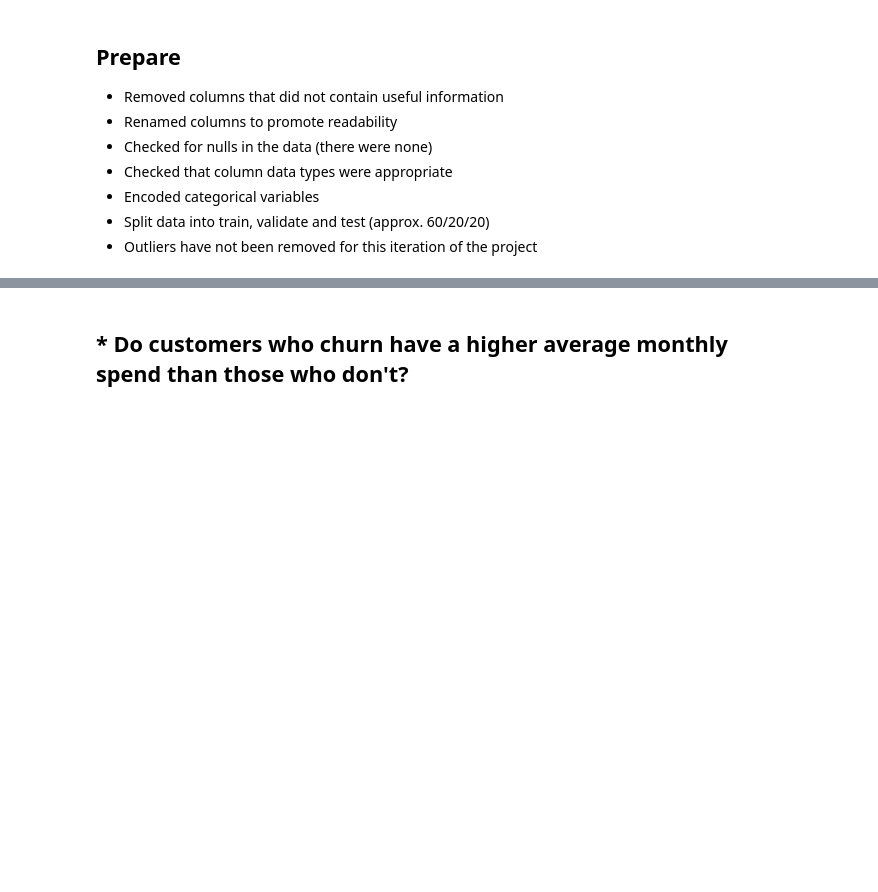
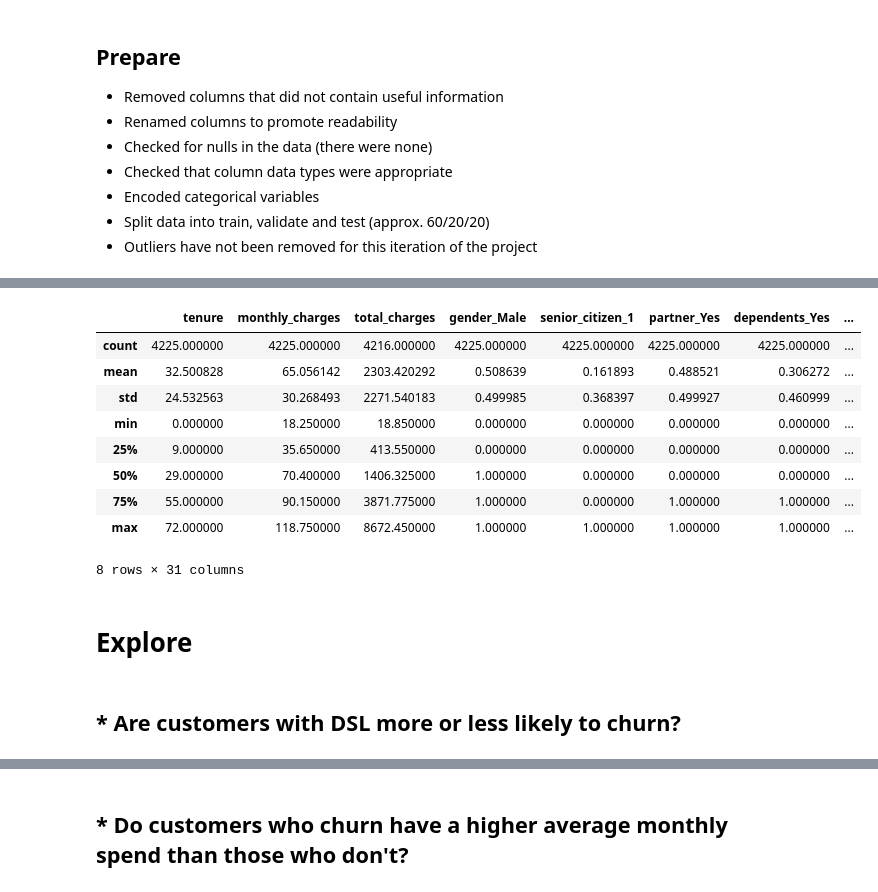
Before and after one commit to mannievilla/Project-Feel-the-Churn, a Jupyter notebook: Final_Report.ipynb, the cells around one changed output, grey strips where cells are left out. Saved outputs shown, nothing was run; the diff lists cells and outputs as text; code cells hidden in the pictures; blank space fills up the shorter version.

```diff
--- a/Final_Report.ipynb
+++ b/Final_Report.ipynb
@@ -136,0 +60,17 @@ payment_v_churn()
+# %%
+train.describe()
+# %% [output]
+|  | tenure | monthly_charges | total_charges | gender_Male | senior_citizen_1 | partner_Yes | dependents_Yes | ... |
+| count | 4225.000000 | 4225.000000 | 4216.000000 | 4225.000000 | 4225.000000 | 4225.000000 | 4225.000000 | ... |
+| mean | 32.500828 | 65.056142 | 2303.420292 | 0.508639 | 0.161893 | 0.488521 | 0.306272 | ... |
+| std | 24.532563 | 30.268493 | 2271.540183 | 0.499985 | 0.368397 | 0.499927 | 0.460999 | ... |
+| min | 0.000000 | 18.250000 | 18.850000 | 0.000000 | 0.000000 | 0.000000 | 0.000000 | ... |
+| 25% | 9.000000 | 35.650000 | 413.550000 | 0.000000 | 0.000000 | 0.000000 | 0.000000 | ... |
+| 50% | 29.000000 | 70.400000 | 1406.325000 | 1.000000 | 0.000000 | 0.000000 | 0.000000 | ... |
+| 75% | 55.000000 | 90.150000 | 3871.775000 | 1.000000 | 0.000000 | 1.000000 | 1.000000 | ... |
+| max | 72.000000 | 118.750000 | 8672.450000 | 1.000000 | 1.000000 | 1.000000 | 1.000000 | ... |
+8 rows × 31 columns
+# %% [markdown]
+# Explore
+# %% [markdown]
+## * Are customers with DSL more or less likely to churn?
```
Also changed, not shown: parts of 41 cells of this notebook, 2 other files.
